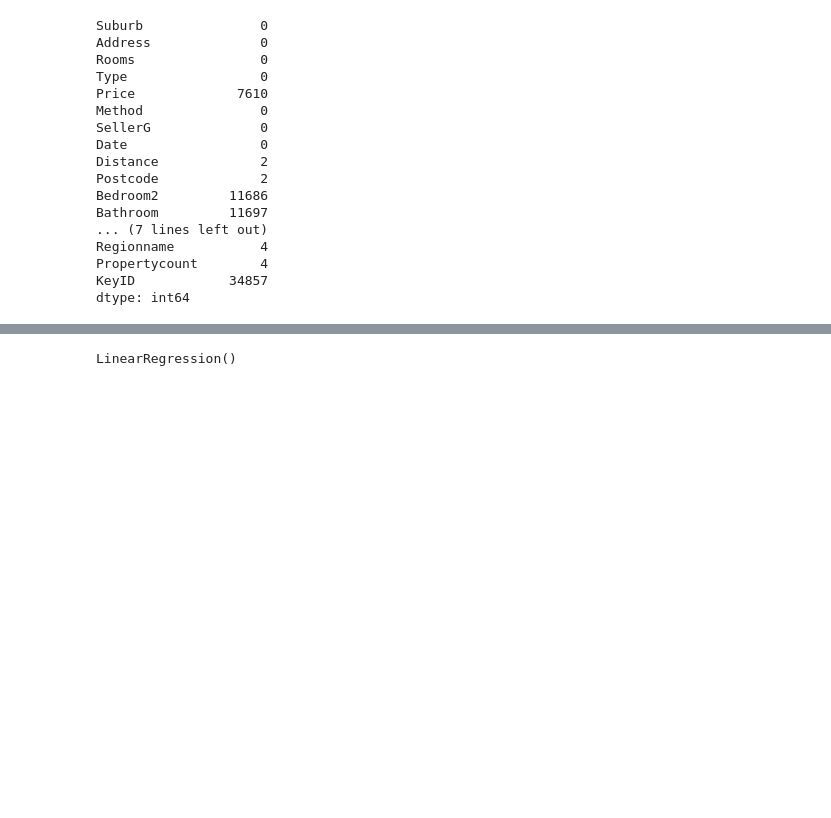
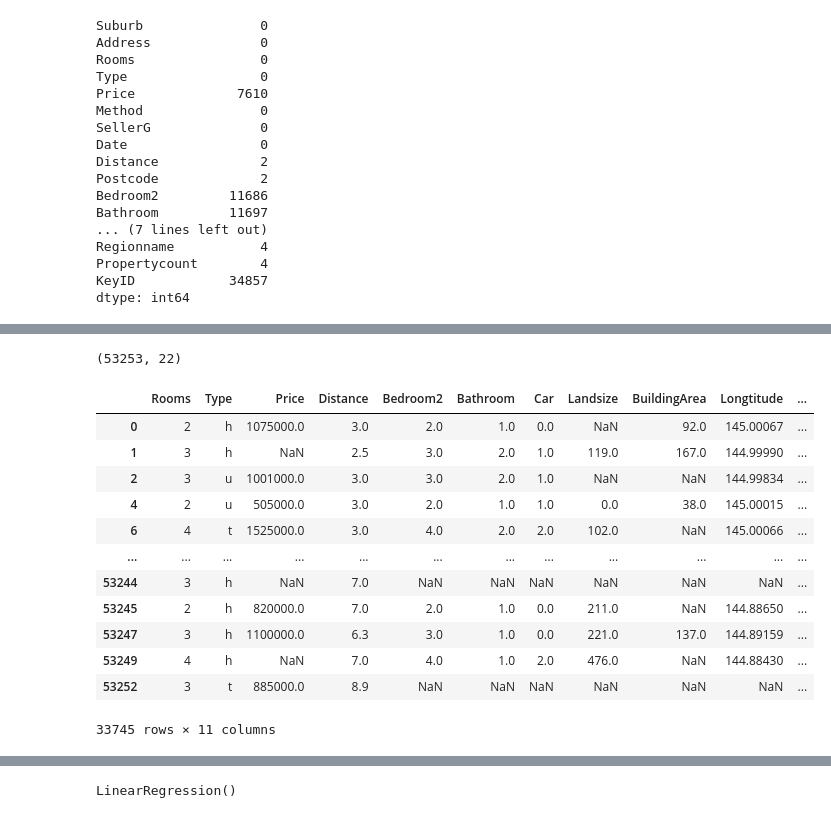
Before and after one commit to Thomaspeacock-studio/HousingPriceMachineLearningModel, a Jupyter notebook: main.ipynb, the cells around one changed output, grey strips where cells are left out. Saved outputs shown, nothing was run; the diff lists cells and outputs as text; code cells hidden in the pictures; blank space fills up the shorter version.

```diff
--- a/main.ipynb
+++ b/main.ipynb
@@ -8,9 +8,8 @@ import seaborn as sns
 dataset1 = pd.read_csv("datasets/Melbourne_housing_FULL.csv")
 dataset2 = pd.read_csv("datasets/PSMS.csv")
 # %%
-#Takes our two datasets and merges them together into one.
+#Takes our two datasets and merges them together into one. Then looking at any Null values and deciding how to handle them.
 Merged_Data = pd.merge(dataset1,dataset2,how='outer')
-Merged_Data.drop(["KeyID"], axis=1, inplace=True)
 Merged_Data.isnull().sum()
 # %% [output]
 Suburb               0
@@ -54,0 +32,26 @@ data
+# %%
+#Exploring the shape of our initial dataset. Output shows that our intial dataset has 53K rows. Our previous exploration into NaN values shows that a lot of values are missing for our data.
+Merged_Data.shape
+# %% [output]
+(53253, 22)
+# %%
+#Dropping irrellevant columns that we think dont correlate to price.
+#We are doing this now to hopefully thing down the amount of potential NaN values in our dataset which we will remove in the next step.
+# Also we will drop any duplicates. This narrows our dataset to 33K values.
+Data = Merged_Data.drop(["Date","Lattitude", "Suburb", "KeyID","Address", "Method", "SellerG","Postcode", "CouncilArea", "YearBuilt", "Propertycount"], axis = 1)
+Data.drop_duplicates(inplace = True)
+Data
+# %% [output]
+|  | Rooms | Type | Price | Distance | Bedroom2 | Bathroom | Car | Landsize | BuildingArea | Longtitude | ... |
+| 0 | 2 | h | 1075000.0 | 3.0 | 2.0 | 1.0 | 0.0 | NaN | 92.0 | 145.00067 | ... |
+| 1 | 3 | h | NaN | 2.5 | 3.0 | 2.0 | 1.0 | 119.0 | 167.0 | 144.99990 | ... |
+| 2 | 3 | u | 1001000.0 | 3.0 | 3.0 | 2.0 | 1.0 | NaN | NaN | 144.99834 | ... |
+| 4 | 2 | u | 505000.0 | 3.0 | 2.0 | 1.0 | 1.0 | 0.0 | 38.0 | 145.00015 | ... |
+| 6 | 4 | t | 1525000.0 | 3.0 | 4.0 | 2.0 | 2.0 | 102.0 | NaN | 145.00066 | ... |
+| ... | ... | ... | ... | ... | ... | ... | ... | ... | ... | ... | ... |
+| 53244 | 3 | h | NaN | 7.0 | NaN | NaN | NaN | NaN | NaN | NaN | ... |
+| 53245 | 2 | h | 820000.0 | 7.0 | 2.0 | 1.0 | 0.0 | 211.0 | NaN | 144.88650 | ... |
+| 53247 | 3 | h | 1100000.0 | 6.3 | 3.0 | 1.0 | 0.0 | 221.0 | 137.0 | 144.89159 | ... |
+| 53249 | 4 | h | NaN | 7.0 | 4.0 | 1.0 | 2.0 | 476.0 | NaN | 144.88430 | ... |
+| 53252 | 3 | t | 885000.0 | 8.9 | NaN | NaN | NaN | NaN | NaN | NaN | ... |
+33745 rows × 11 columns
```
Also changed, not shown: parts of 19 cells of this notebook.
